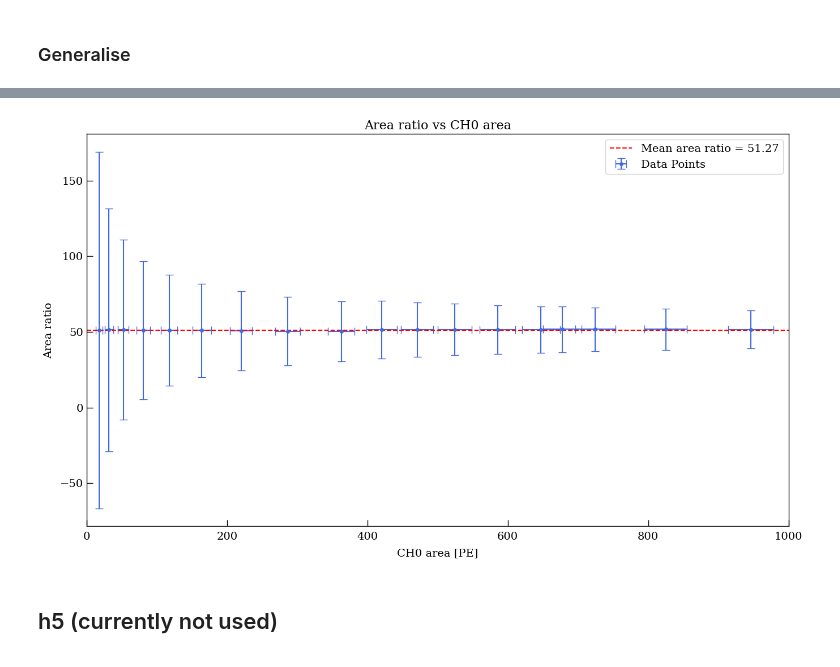
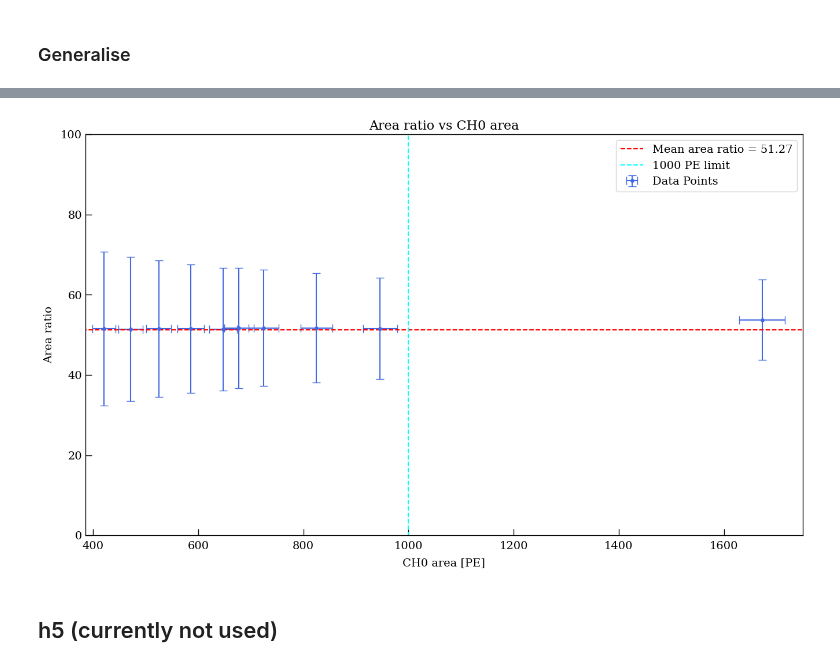
Before and after one commit to Westlake-University-Lsc-lab/RELICS_PMT_Data_Analysis, a Jupyter notebook: PolariserCheck/check_readout.ipynb, the cells around one changed output, grey strips where cells are left out. Drawn from its saved outputs; the diff is of its cells as text; code cells hidden in the pictures.

```diff
--- a/PolariserCheck/check_readout.ipynb
+++ b/PolariserCheck/check_readout.ipynb
@@ -531,23 +575,26 @@ plt.show()
 # %%
 general_ratio = general[:,2] / general[:,4]
 general_ratio_error = general_ratio * np.sqrt((general[:,3]/general[:,2])**2+(general[:,5]/general[:,4])**2)
 
 plt.figure(figsize=(16,9))
 plt.title('Area ratio vs CH0 area')
 plt.xlabel('CH0 area [PE]')
 plt.ylabel('Area ratio')
-plt.xlim(0,1000)
+plt.xlim(385,1750)
+plt.ylim(0,100)
 
 plt.errorbar(general[:,2],general_ratio,xerr=general[:,3],yerr=general_ratio_error,
              fmt='o',color = 'royalblue',label='Data Points')
-plt.hlines(y = np.average(general_ratio), xmin = 0, xmax = 1000, color = 'red',
-           linestyles = 'dashed',label='Mean area ratio = '+str(np.round(np.average(general_ratio),2)))
+plt.hlines(y = np.average(general_ratio[:18]), xmin = 0, xmax = 1750, color = 'red',
+           linestyles = 'dashed',label='Mean area ratio = '+str(np.round(np.average(general_ratio[:18]),2)))
+plt.vlines(x = 1000,ymin = -50,ymax = 170, color = 'cyan',
+           linestyles='dashed',label='1000 PE limit')
 
 plt.legend()
 plt.savefig('./img/area_ratio_generalised.png',dpi = 300)
 plt.show()
 # %% [output]
-[figure, old version]
+[figure, new version]
 # %% [markdown]
 ## h5 (currently not used)
 # %%
```
Also changed, not shown: parts of 20 cells of this notebook.
